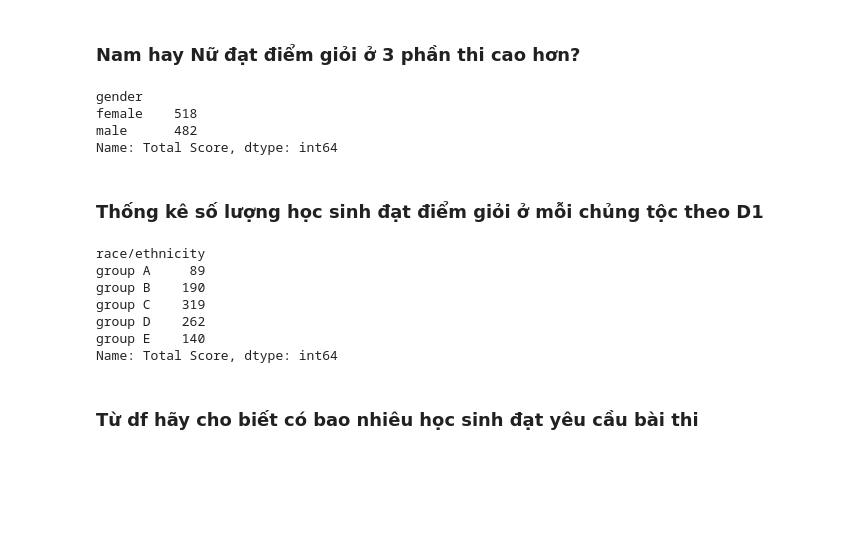
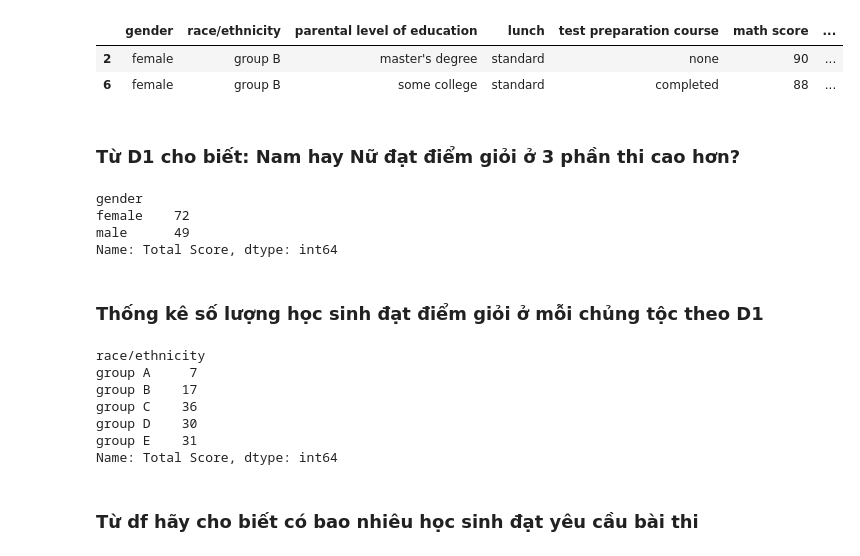
Before and after one commit to hyeonnahm/Data-Sample, a Jupyter notebook: StudentsPerformance/report.ipynb, the cells around one changed output. Saved outputs shown, nothing was run; the diff lists cells and outputs as text; code cells hidden in the pictures; blank space fills up the shorter version.

```diff
--- a/StudentsPerformance/report.ipynb
+++ b/StudentsPerformance/report.ipynb
@@ -37,25 +27,32 @@ df1.head(5)
+# %%
+df1 = df[(df["math score"]>=80) & (df["reading score"]>=80) & (df["writing score"]>=80)]
+df1.head(2)
+# %% [output]
+|  | gender | race/ethnicity | parental level of education | lunch | test preparation course | math score | ... |
+| 2 | female | group B | master's degree | standard | none | 90 | ... |
+| 6 | female | group B | some college | standard | completed | 88 | ... |
 # %%
 df1.to_csv('HSG.csv', index=False)
 # %% [markdown]
-###  Nam hay Nữ đạt điểm giỏi ở 3 phần thi cao hơn?
+###  Từ D1 cho biết: Nam hay Nữ đạt điểm giỏi ở 3 phần thi cao hơn?
 # %%
-df.groupby('gender').count()['Total Score']
+df1.groupby('gender').count()['Total Score']
 # %% [output]
 gender
-female    518
-male      482
+female    72
+male      49
 Name: Total Score, dtype: int64
 # %% [markdown]
 ###  Thống kê số lượng học sinh đạt điểm giỏi ở mỗi chủng tộc theo D1
 # %%
-df.groupby('race/ethnicity').count()['Total Score']
+df1.groupby('race/ethnicity').count()['Total Score']
 # %% [output]
 race/ethnicity
-group A     89
-group B    190
-group C    319
-group D    262
-group E    140
+group A     7
+group B    17
+group C    36
+group D    30
+group E    31
 Name: Total Score, dtype: int64
 # %% [markdown]
 ### Từ df hãy cho biết có bao nhiêu học sinh đạt yêu cầu bài thi
```
Also changed, not shown: parts of 8 cells of this notebook.
